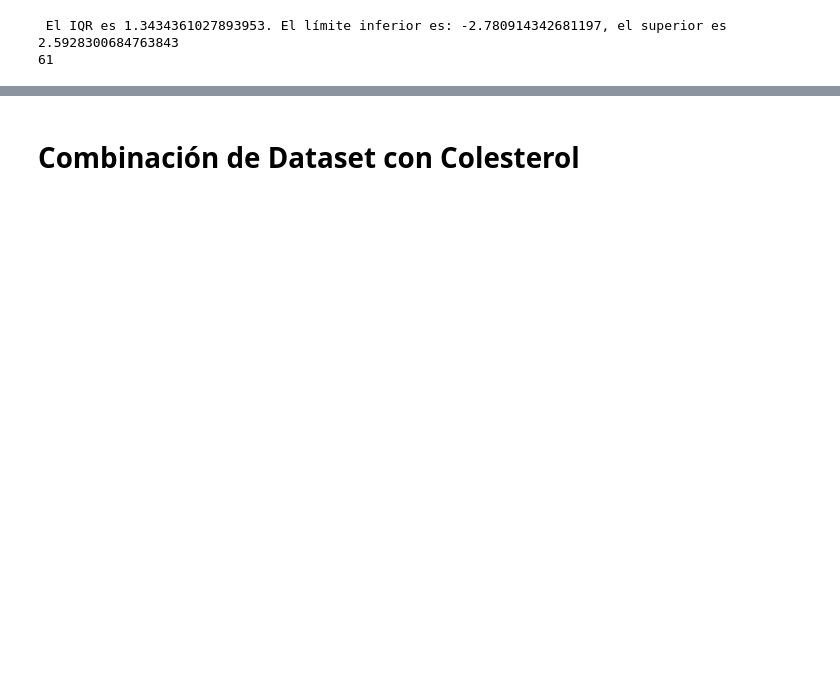
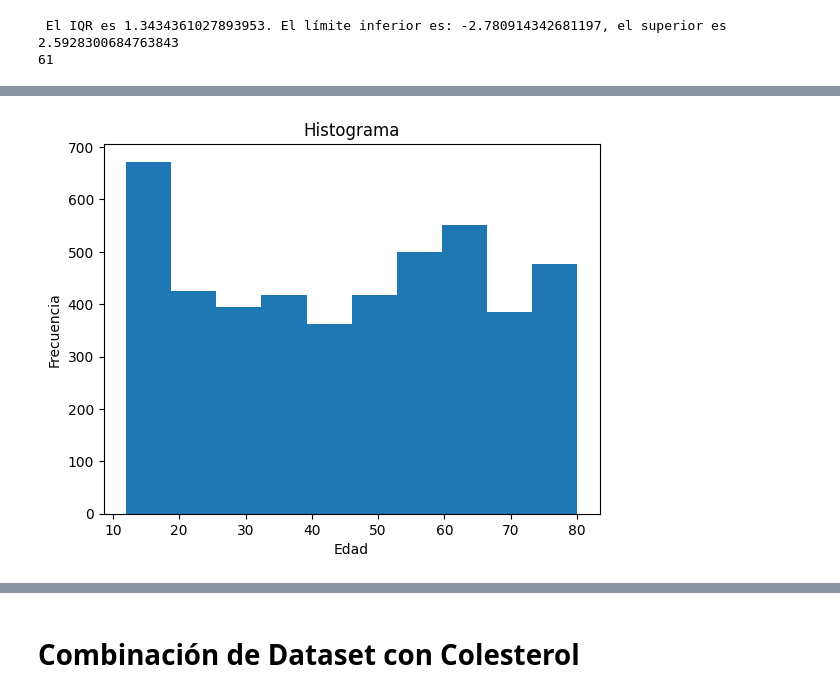
Before and after one commit to Manjanans/nhanes, a Jupyter notebook: notebooks/Untitled.ipynb, the cells around one changed output, grey strips where cells are left out. Cells and saved outputs as stored; diff of their text form; code cells hidden in the pictures; blank space fills up the shorter version.

```diff
--- a/notebooks/Untitled.ipynb
+++ b/notebooks/Untitled.ipynb
@@ -474,0 +526,10 @@ plt.show()
+# %%
+knn_imputer = KNNImputer(n_neighbors=10, weights="uniform")
+limp_ins["Insulina (μU/mL)"] = knn_imputer.fit_transform(limp_ins[["Insulina (μU/mL)"]])
+# %%
+plt.hist(limp_ins["Edad"])
+plt.title(f'Histograma')
+plt.xlabel("Edad")
+plt.ylabel('Frecuencia')
+plt.show()
+# %% [output]
@@ -474,0 +537 @@ plt.show()
+[figure, added]
```
Also changed, not shown: parts of 19 cells of this notebook.
